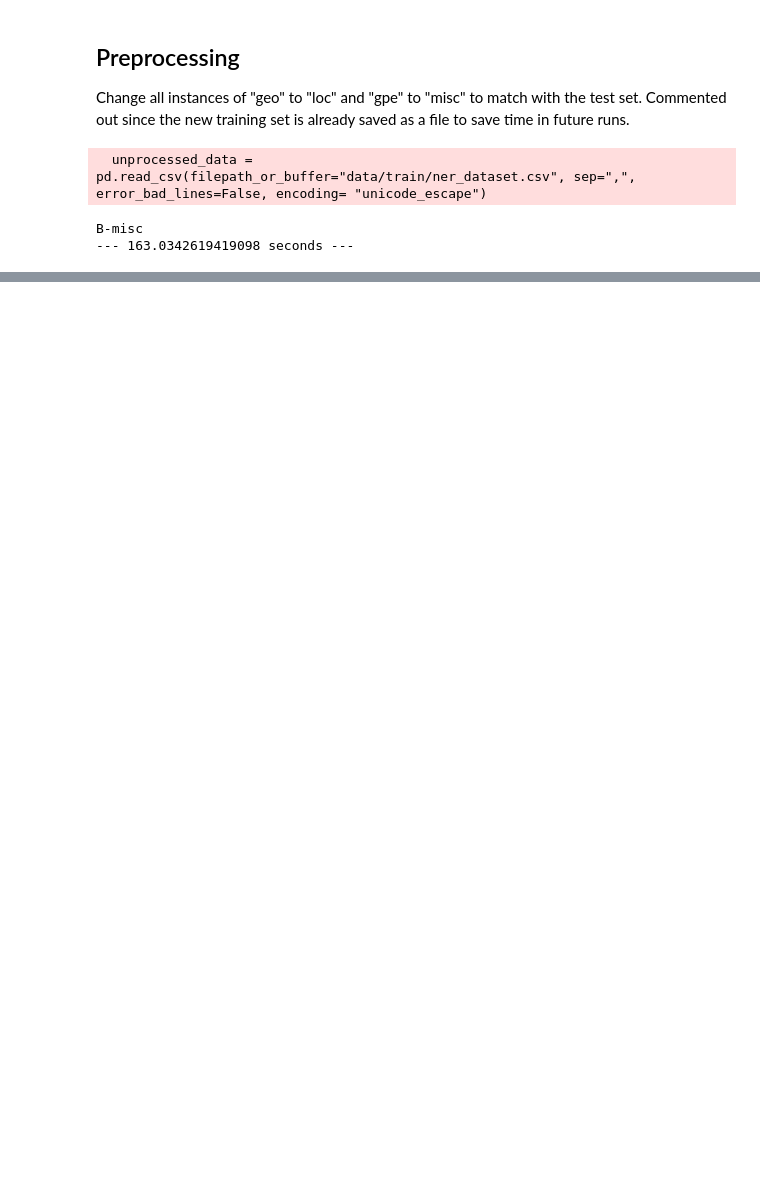
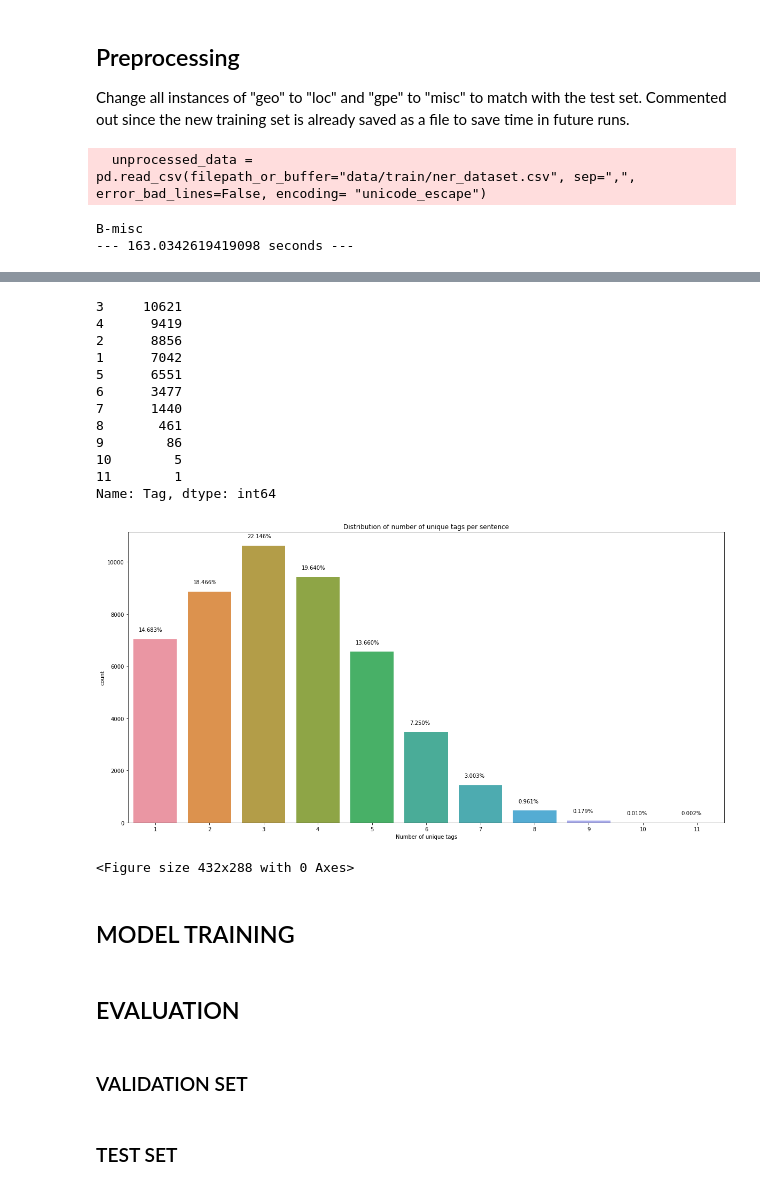
Before and after one commit to iremddemir/text-mining-project, a Jupyter notebook: NERC.ipynb, the cells around one changed output, grey strips where cells are left out. Cells and saved outputs as stored; diff of their text form; code cells hidden in the pictures; blank space fills up the shorter version.

```diff
--- a/NERC.ipynb
+++ b/NERC.ipynb
@@ -22,0 +127,55 @@ B-misc
+# %%
+# fill the sentence # column with the sentence number
+df["Sentence #"] = df["Sentence #"].fillna(method="ffill")
+# %%
+
+# compare the unique tags on the sentence level
+
+# get the unique tags for each sentence
+unique_tags = df.groupby("Sentence #")["Tag"].unique()
+# find the number of unique tags for each sentence
+unique_tags_count = unique_tags.apply(lambda x: len(x))
+# print the number of unique tags for each sentence
+print(unique_tags_count.value_counts())
+
+# create a df with the number of unique tags for each sentence
+d = pd.DataFrame(unique_tags_count)
+d = d.reset_index()
+d.columns = ["Sentence #", "Number of unique tags"]
+
+
+#plot the distribution of the number of unique tags for each sentence
+fig, ax = plt.subplots(figsize=(20,10))
+sns.countplot(x="Number of unique tags", data=d)
+# add percentages to the plot
+for p in ax.patches:
+    ax.annotate('{:.3f}%'.format(100*p.get_height()/len(d)), (p.get_x()+0.1, p.get_height()+300))
+
+
+# set the title of the plot
+plt.title("Distribution of number of unique tags per sentence")
+plt.show()
+plt.savefig("figures/distribution_of_unique_tags_per_sentence_barplot.png")
+# %% [output]
+3     10621
+4      9419
+2      8856
+1      7042
+5      6551
+6      3477
+7      1440
+8       461
+9        86
+10        5
+11        1
+Name: Tag, dtype: int64
+[figure, added]
+<Figure size 432x288 with 0 Axes>
+# %% [markdown]
+## MODEL TRAINING
+# %% [markdown]
+## EVALUATION
+# %% [markdown]
+### VALIDATION SET
+# %% [markdown]
+### TEST SET
```
Also changed, not shown: parts of 9 cells of this notebook, 3 other files.
